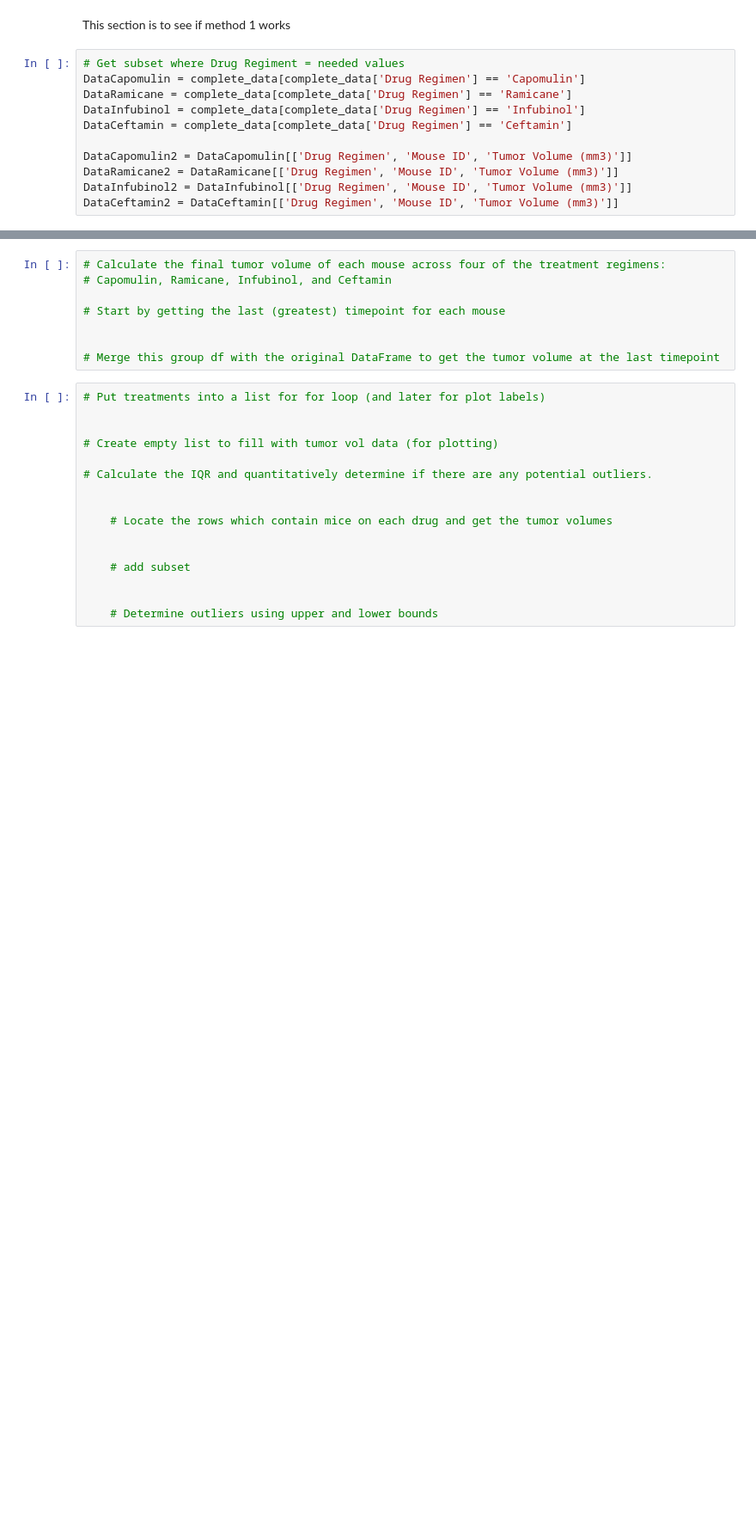
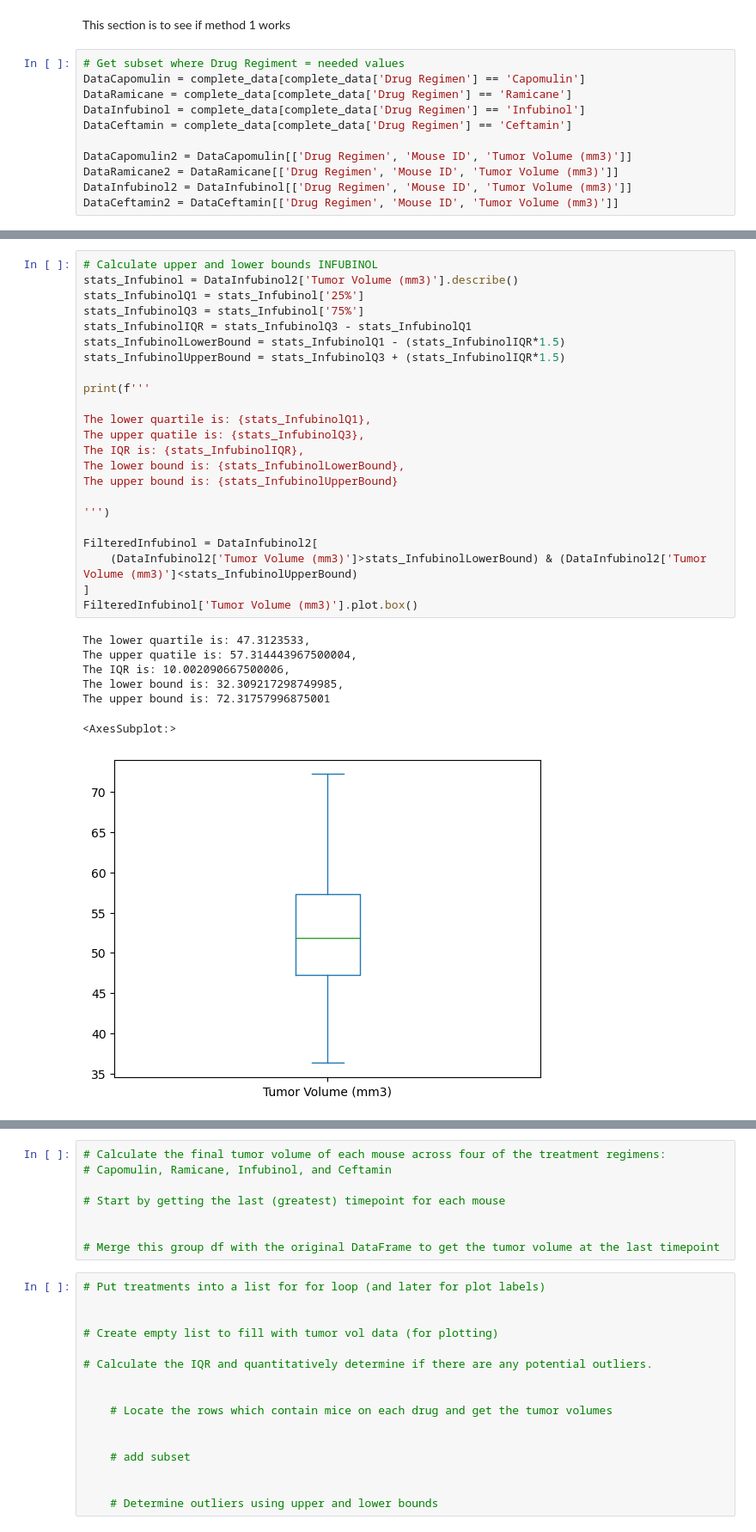
Before and after one commit to JuanJCoronado/Challenge5_JuanCoronado, a Jupyter notebook: pymaceuticals_starter.ipynb, the cells around one changed output, grey strips where cells are left out. Shown at 86% size. Cells and saved outputs as stored; diff of their text form; blank space fills up the shorter version.

```diff
--- a/pymaceuticals_starter.ipynb
+++ b/pymaceuticals_starter.ipynb
@@ -302,0 +270,31 @@ sub_datasetMAXdf
+# %%
+# Calculate upper and lower bounds INFUBINOL
+stats_Infubinol = DataInfubinol2['Tumor Volume (mm3)'].describe()
+stats_InfubinolQ1 = stats_Infubinol['25%']
+stats_InfubinolQ3 = stats_Infubinol['75%']
+stats_InfubinolIQR = stats_InfubinolQ3 - stats_InfubinolQ1
+stats_InfubinolLowerBound = stats_InfubinolQ1 - (stats_InfubinolIQR*1.5)
+stats_InfubinolUpperBound = stats_InfubinolQ3 + (stats_InfubinolIQR*1.5)
+
+print(f'''
+
+The lower quartile is: {stats_InfubinolQ1},
+The upper quatile is: {stats_InfubinolQ3},
+The IQR is: {stats_InfubinolIQR},
+The lower bound is: {stats_InfubinolLowerBound},
+The upper bound is: {stats_InfubinolUpperBound}
+
+''')
+
+FilteredInfubinol = DataInfubinol2[
+    (DataInfubinol2['Tumor Volume (mm3)']>stats_InfubinolLowerBound) & (DataInfubinol2['Tumor Volume (mm3)']<stats_InfubinolUpperBound)
+]
+FilteredInfubinol['Tumor Volume (mm3)'].plot.box()
+# %% [output]
+The lower quartile is: 47.3123533,
+The upper quatile is: 57.314443967500004,
+The IQR is: 10.002090667500006,
+The lower bound is: 32.309217298749985,
+The upper bound is: 72.31757996875001
+<AxesSubplot:>
+[figure, added]
```
Also changed, not shown: parts of 16 cells of this notebook.
